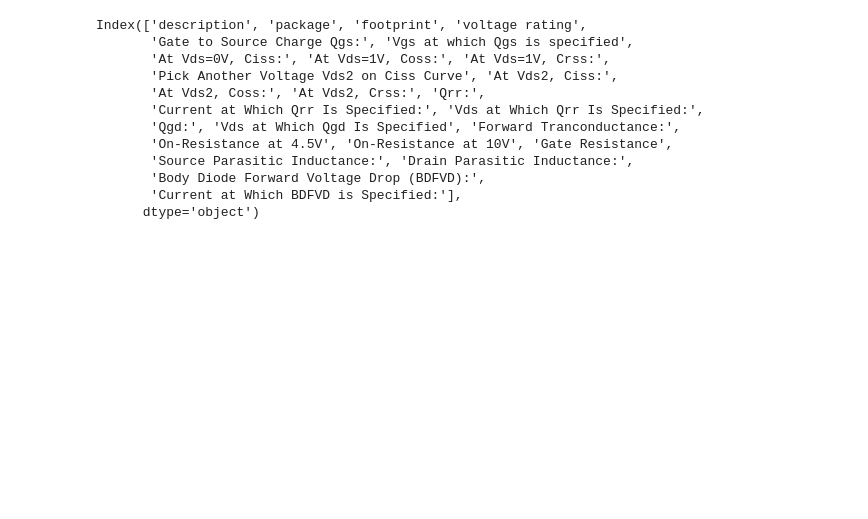
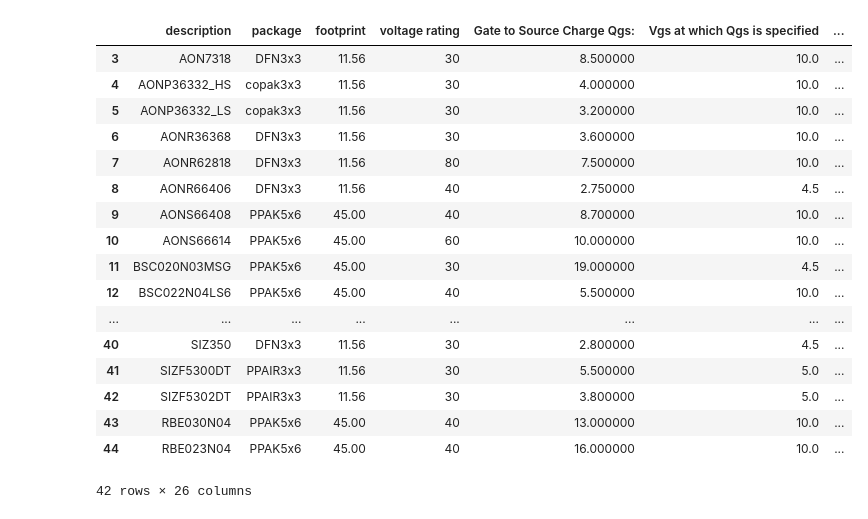
Before and after one commit to grkidwell/pdis_2or3lvl_bb, a Jupyter notebook: mosfet_reader.ipynb, the cells around one changed output. Drawn from its saved outputs; the diff is of its cells as text; code cells hidden in the pictures; blank space fills up the shorter version.

```diff
--- a/mosfet_reader.ipynb
+++ b/mosfet_reader.ipynb
@@ -4,20 +4,28 @@ import libs.append_path
 from add_python_libraries import *
 import pd_filter_fcns
 # %%
-df_fets=pd.read_excel(r'data/mosfet_data.xlsx', sheet_name='transpose')[4:]
+df_fets=pd.read_excel(r'data/mosfet_data.xlsx', sheet_name='transpose',header=3)[3:]
+# %%
+df_fets
+# %% [output]
+|  | description | package | footprint | voltage rating | Gate to Source Charge Qgs: | Vgs at which Qgs is specified | ... |
+| 3 | AON7318 | DFN3x3 | 11.56 | 30 | 8.500000 | 10.0 | ... |
+| 4 | AONP36332_HS | copak3x3 | 11.56 | 30 | 4.000000 | 10.0 | ... |
+| 5 | AONP36332_LS | copak3x3 | 11.56 | 30 | 3.200000 | 10.0 | ... |
+| 6 | AONR36368 | DFN3x3 | 11.56 | 30 | 3.600000 | 10.0 | ... |
+| 7 | AONR62818 | DFN3x3 | 11.56 | 80 | 7.500000 | 10.0 | ... |
+| 8 | AONR66406 | DFN3x3 | 11.56 | 40 | 2.750000 | 4.5 | ... |
+| 9 | AONS66408 | PPAK5x6 | 45.00 | 40 | 8.700000 | 10.0 | ... |
+| 10 | AONS66614 | PPAK5x6 | 45.00 | 60 | 10.000000 | 10.0 | ... |
+| 11 | BSC020N03MSG | PPAK5x6 | 45.00 | 30 | 19.000000 | 4.5 | ... |
+| 12 | BSC022N04LS6 | PPAK5x6 | 45.00 | 40 | 5.500000 | 10.0 | ... |
+| ... | ... | ... | ... | ... | ... | ... | ... |
+| 40 | SIZ350 | DFN3x3 | 11.56 | 30 | 2.800000 | 4.5 | ... |
+| 41 | SIZF5300DT | PPAIR3x3 | 11.56 | 30 | 5.500000 | 5.0 | ... |
+| 42 | SIZF5302DT | PPAIR3x3 | 11.56 | 30 | 3.800000 | 5.0 | ... |
+| 43 | RBE030N04 | PPAK5x6 | 45.00 | 40 | 13.000000 | 10.0 | ... |
+| 44 | RBE023N04 | PPAK5x6 | 45.00 | 40 | 16.000000 | 10.0 | ... |
+42 rows × 26 columns
 # %%
 df_fets.columns
-# %% [output]
-Index(['description', 'package', 'footprint', 'voltage rating',
-       'Gate to Source Charge Qgs:', 'Vgs at which Qgs is specified',
-       'At Vds=0V, Ciss:', 'At Vds=1V, Coss:', 'At Vds=1V, Crss:',
-       'Pick Another Voltage Vds2 on Ciss Curve', 'At Vds2, Ciss:',
-       'At Vds2, Coss:', 'At Vds2, Crss:', 'Qrr:',
-       'Current at Which Qrr Is Specified:', 'Vds at Which Qrr Is Specified:',
-       'Qgd:', 'Vds at Which Qgd Is Specified', 'Forward Tranconductance:',
-       'On-Resistance at 4.5V', 'On-Resistance at 10V', 'Gate Resistance',
-       'Source Parasitic Inductance:', 'Drain Parasitic Inductance:',
-       'Body Diode Forward Voltage Drop (BDFVD):',
-       'Current at Which BDFVD is Specified:'],
-      dtype='object')
 # %%
```
Also changed, not shown: parts of 3 cells of this notebook, 6 other files.
